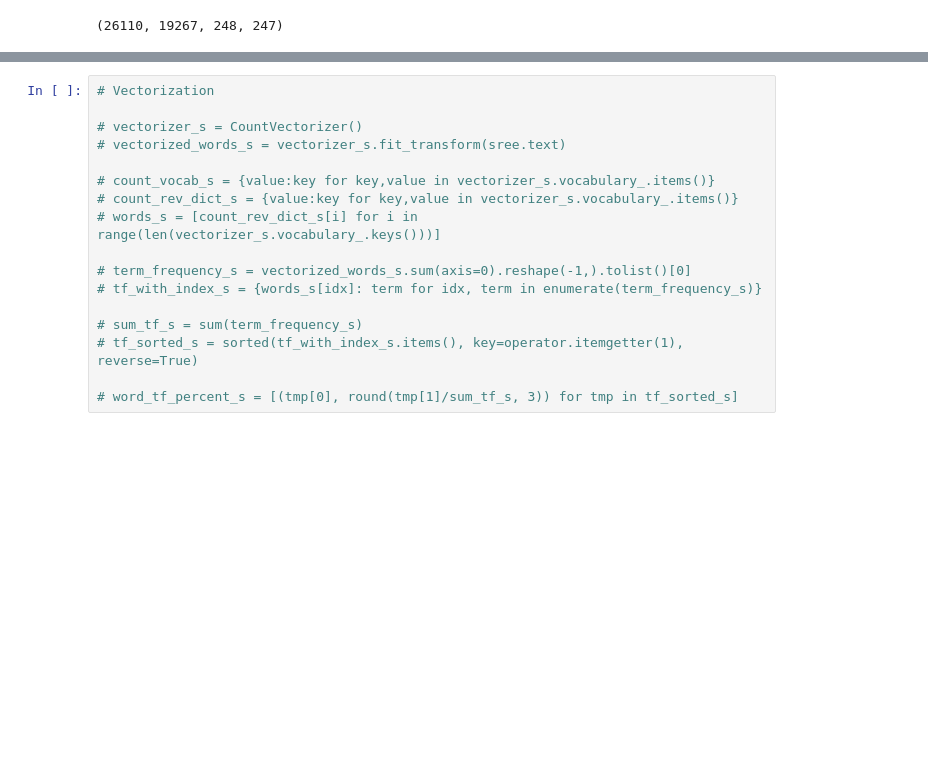
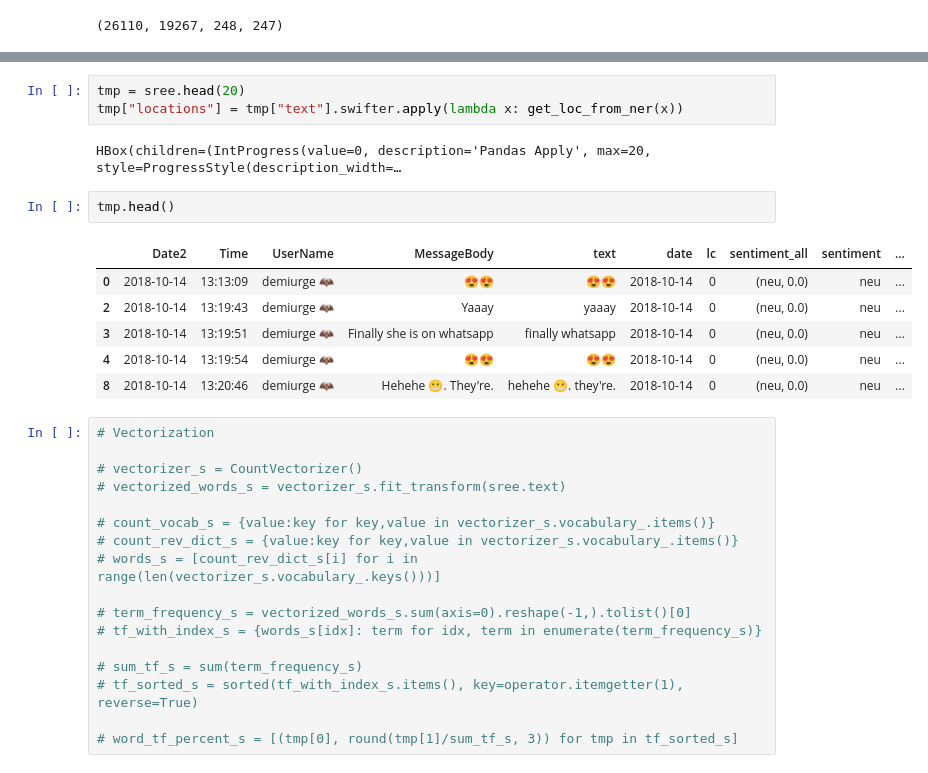
Before and after one commit to srjit/data-visualizations, a Jupyter notebook: gfchat/Lia and Sree Chats - Analysis.ipynb, the cells around one changed output, grey strips where cells are left out. Cells and saved outputs as stored; diff of their text form; blank space fills up the shorter version.

```diff
--- a/gfchat/Lia and Sree Chats - Analysis.ipynb
+++ b/gfchat/Lia and Sree Chats - Analysis.ipynb
@@ -391,3 +417,17 @@ len(sree_neu), len(lily_neu), len(sree_neu_grouped_by_day), len(lily_neu_grouped
+# %%
+tmp = sree.head(20)
+tmp["locations"] = tmp["text"].swifter.apply(lambda x: get_loc_from_ner(x))
+# %% [output]
+HBox(children=(IntProgress(value=0, description='Pandas Apply', max=20, style=ProgressStyle(description_width=…
+# %%
+tmp.head()
+# %% [output]
+|  | Date2 | Time | UserName | MessageBody | text | date | lc | sentiment_all | sentiment | ... |
+| 0 | 2018-10-14 | 13:13:09 | demiurge 🦇 | 😍😍 | 😍😍 | 2018-10-14 | 0 | (neu, 0.0) | neu | ... |
+| 2 | 2018-10-14 | 13:19:43 | demiurge 🦇 | Yaaay | yaaay | 2018-10-14 | 0 | (neu, 0.0) | neu | ... |
+| 3 | 2018-10-14 | 13:19:51 | demiurge 🦇 | Finally she is on whatsapp | finally whatsapp | 2018-10-14 | 0 | (neu, 0.0) | neu | ... |
+| 4 | 2018-10-14 | 13:19:54 | demiurge 🦇 | 😍😍 | 😍😍 | 2018-10-14 | 0 | (neu, 0.0) | neu | ... |
+| 8 | 2018-10-14 | 13:20:46 | demiurge 🦇 | Hehehe 😬. They're. | hehehe 😬. they're. | 2018-10-14 | 0 | (neu, 0.0) | neu | ... |
 # %%
 # Vectorization
 
```
Also changed, not shown: parts of 5 cells of this notebook.
